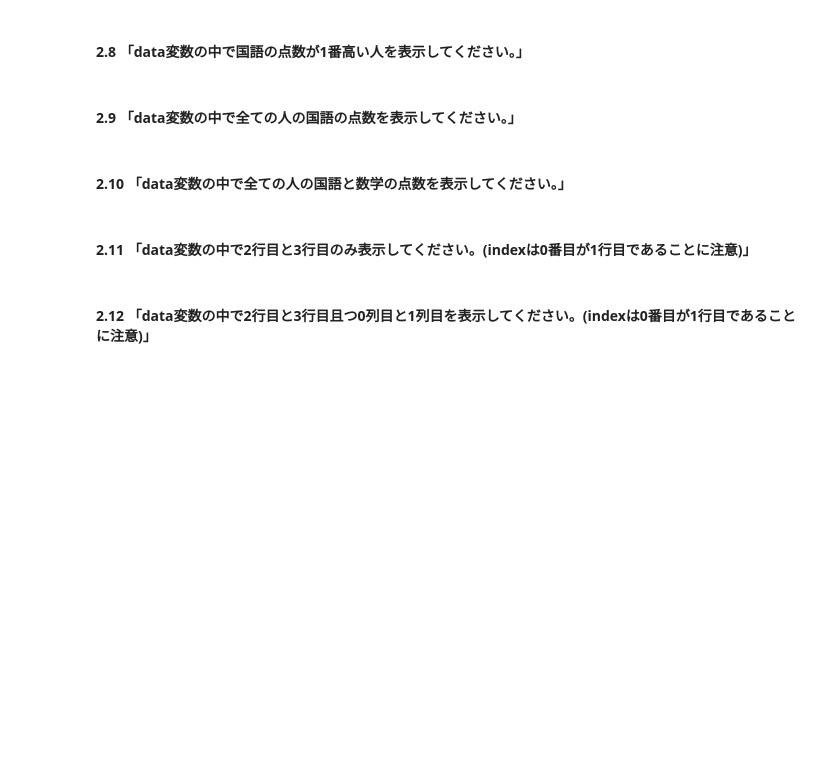
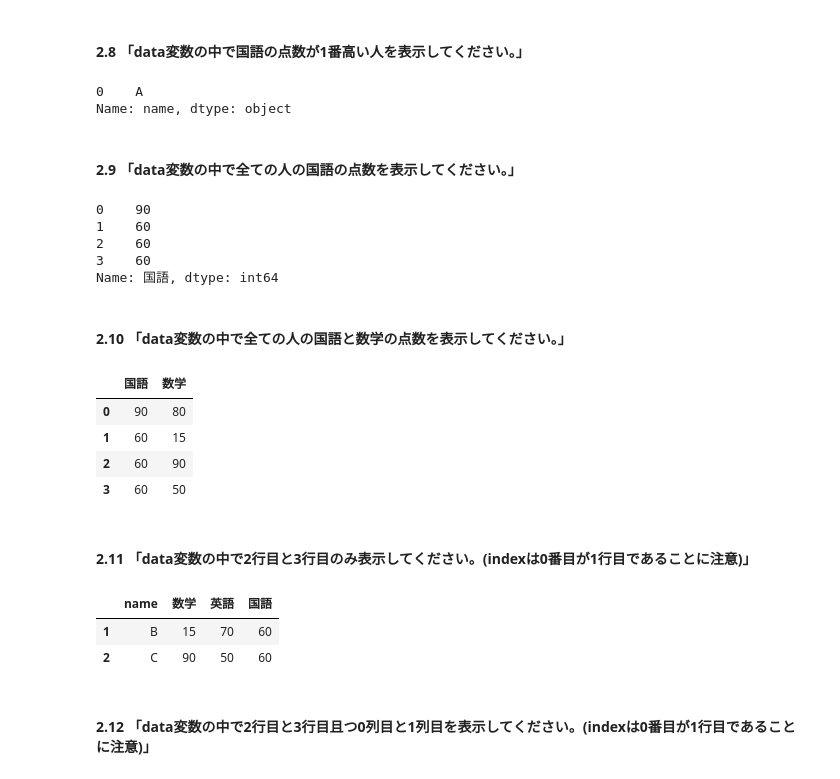
Before and after one commit to kaigitt/GoogleColab, a Jupyter notebook: pandas_editor_ipynb_のコピー.ipynb, the cells around one changed output. Cells and saved outputs as stored; diff of their text form; code cells hidden in the pictures; blank space fills up the shorter version.

```diff
--- a/pandas_editor_ipynb_のコピー.ipynb
+++ b/pandas_editor_ipynb_のコピー.ipynb
@@ -65,11 +146,38 @@ data_class
 # %% [markdown]
 #### 2.8 「data変数の中で国語の点数が1番高い人を表示してください。」
+# %%
+data[data['国語'] == data['国語'].max()]['name']
+# %% [output]
+0    A
+Name: name, dtype: object
 # %% [markdown]
 #### 2.9 「data変数の中で全ての人の国語の点数を表示してください。」
+# %%
+data.loc[:, '国語']
+# %% [output]
+0    90
+1    60
+2    60
+3    60
+Name: 国語, dtype: int64
 # %% [markdown]
 #### 2.10 「data変数の中で全ての人の国語と数学の点数を表示してください。」
+# %%
+data[['国語','数学']]
+# %% [output]
+|  | 国語 | 数学 |
+| 0 | 90 | 80 |
+| 1 | 60 | 15 |
+| 2 | 60 | 90 |
+| 3 | 60 | 50 |
 # %% [markdown]
 #### 2.11 「data変数の中で2行目と3行目のみ表示してください。(indexは0番目が1行目であることに注意)」
+# %%
+data[1:3]
+# %% [output]
+|  | name | 数学 | 英語 | 国語 |
+| 1 | B | 15 | 70 | 60 |
+| 2 | C | 90 | 50 | 60 |
 # %% [markdown]
 #### 2.12 「data変数の中で2行目と3行目且つ0列目と1列目を表示してください。(indexは0番目が1行目であることに注意)」
 # %% [markdown]
```
Also changed, not shown: parts of 16 cells of this notebook.
